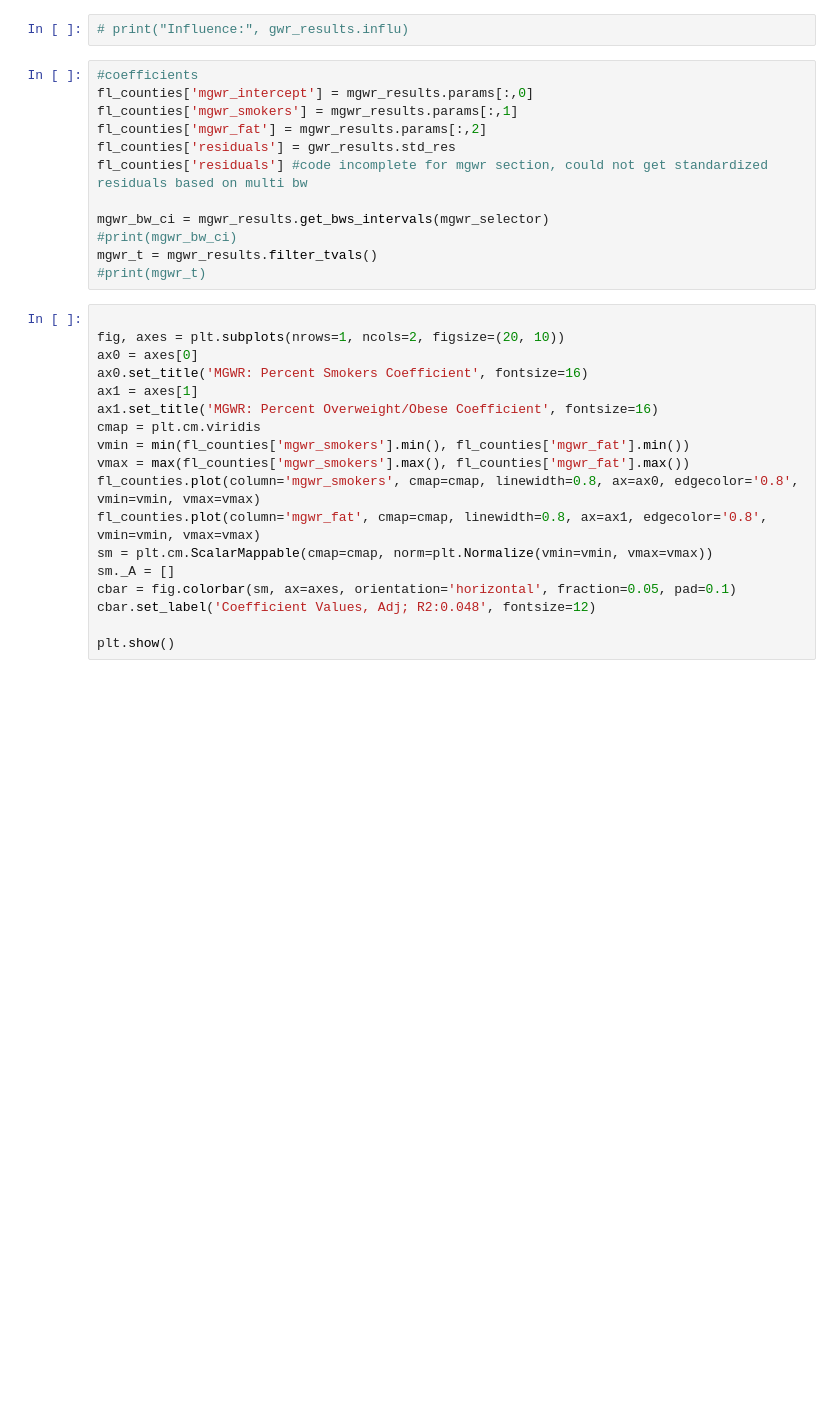
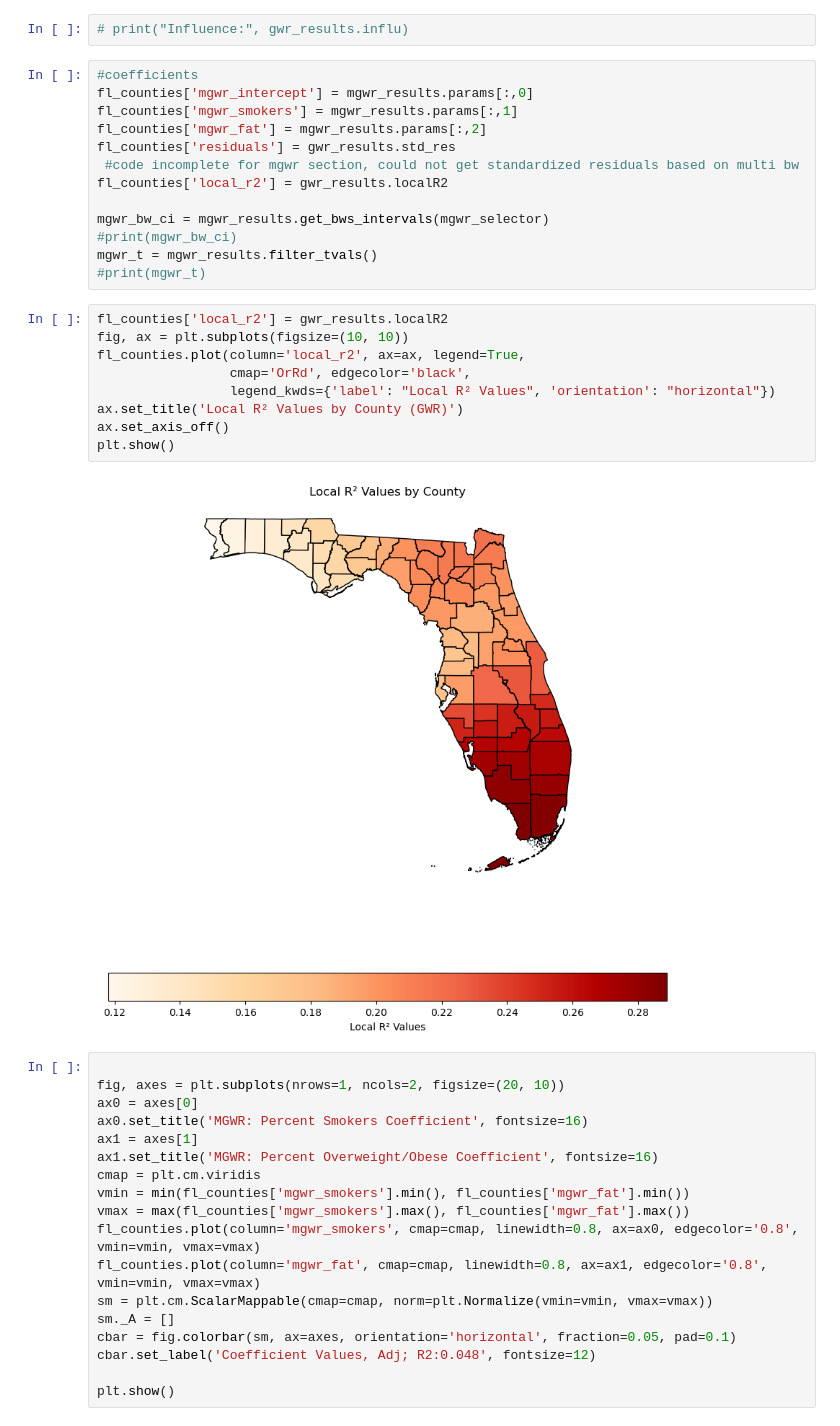
Before and after one commit to admiralandy/gwr_proj_test, a Jupyter notebook: gwr_test_fl2.ipynb, the cells around one changed output. Cells and saved outputs as stored; diff of their text form; blank space fills up the shorter version.

```diff
--- a/gwr_test_fl2.ipynb
+++ b/gwr_test_fl2.ipynb
@@ -127,12 +127,24 @@ fl_counties['mgwr_intercept'] = mgwr_results.params[:,0]
 fl_counties['mgwr_smokers'] = mgwr_results.params[:,1]
 fl_counties['mgwr_fat'] = mgwr_results.params[:,2]
 fl_counties['residuals'] = gwr_results.std_res
-fl_counties['residuals'] #code incomplete for mgwr section, could not get standardized residuals based on multi bw
+ #code incomplete for mgwr section, could not get standardized residuals based on multi bw
+fl_counties['local_r2'] = gwr_results.localR2
 
 mgwr_bw_ci = mgwr_results.get_bws_intervals(mgwr_selector)
 #print(mgwr_bw_ci)
 mgwr_t = mgwr_results.filter_tvals()
 #print(mgwr_t)
+# %%
+fl_counties['local_r2'] = gwr_results.localR2
+fig, ax = plt.subplots(figsize=(10, 10))
+fl_counties.plot(column='local_r2', ax=ax, legend=True,
+                 cmap='OrRd', edgecolor='black',
+                 legend_kwds={'label': "Local R² Values", 'orientation': "horizontal"})
+ax.set_title('Local R² Values by County (GWR)')
+ax.set_axis_off()
+plt.show()
+# %% [output]
+[figure, added]
 # %%
 
 fig, axes = plt.subplots(nrows=1, ncols=2, figsize=(20, 10))
```
